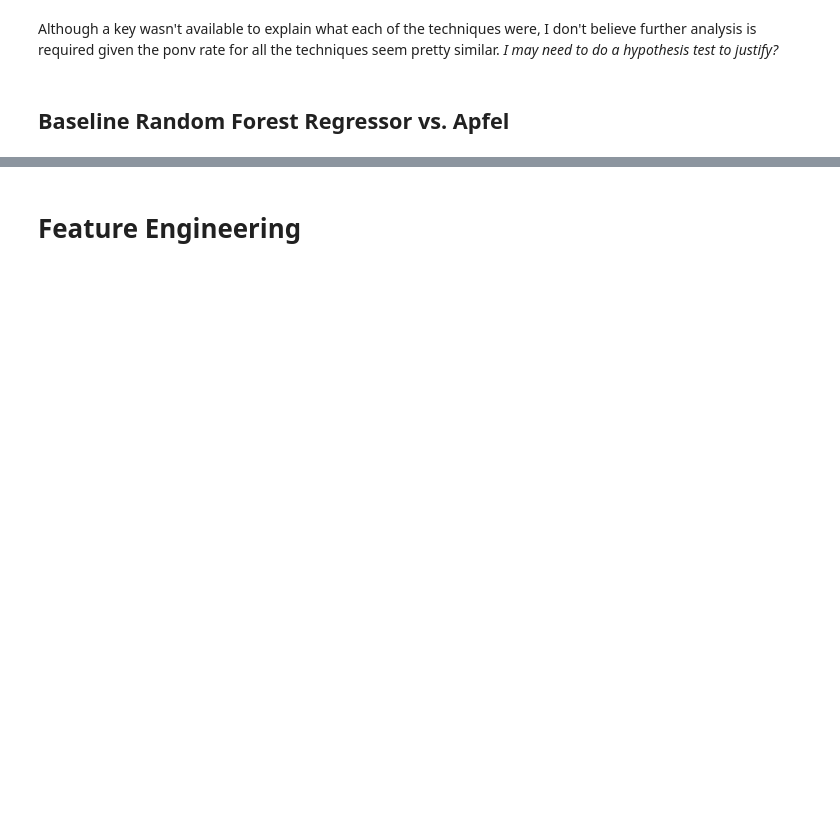
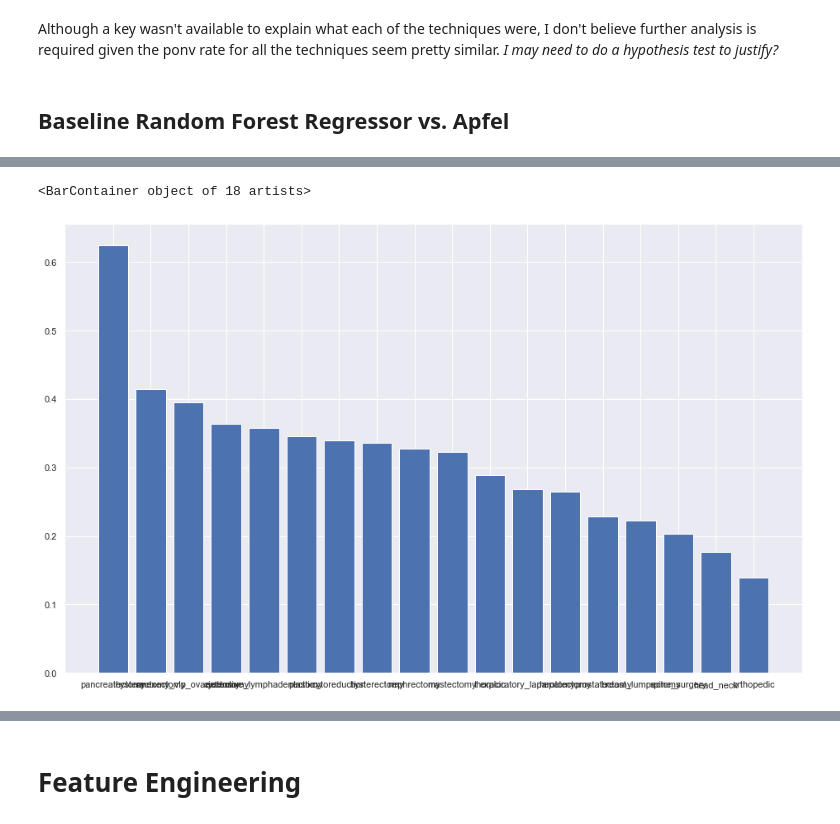
Before and after one commit to brokengrappler/PONV_Classifier, a Jupyter notebook: jpnb/P3_EDA.ipynb, the cells around one changed output, grey strips where cells are left out. Cells and saved outputs as stored; diff of their text form; code cells hidden in the pictures; blank space fills up the shorter version.

```diff
--- a/jpnb/P3_EDA.ipynb
+++ b/jpnb/P3_EDA.ipynb
@@ -218,0 +508,3 @@ train_x_os, train_y_os = ROS.fit(train_x, train_y)
+# %%
+proc_feat = analysis_df.iloc[:,np.r_[55,60:83]].groupby('ponv').sum().T
+proc_feat
@@ -218,0 +529,7 @@ train_x_os, train_y_os = ROS.fit(train_x, train_y)
+# %%
+proc_feat['subtotal_surg'] = proc_feat[True]+proc_feat[False]
+proc_feat['ponv_rate'] = proc_feat[True]/proc_feat['subtotal_surg']
+# %%
+surg_ponv_summary = proc_feat[proc_feat['subtotal_surg']>20]
+surg_ponv_summary = surg_ponv_summary.sort_values(by='ponv_rate', ascending=False).reset_index()
+surg_ponv_summary
@@ -218,0 +554,6 @@ train_x_os, train_y_os = ROS.fit(train_x, train_y)
+# %%
+plt.figure(figsize=(16,10))
+plt.bar(surg_ponv_summary['index'][:18], surg_ponv_summary['ponv_rate'][:18])
+# %% [output]
+<BarContainer object of 18 artists>
+[figure, added]
```
Also changed, not shown: parts of 148 cells of this notebook, 29 other files.
